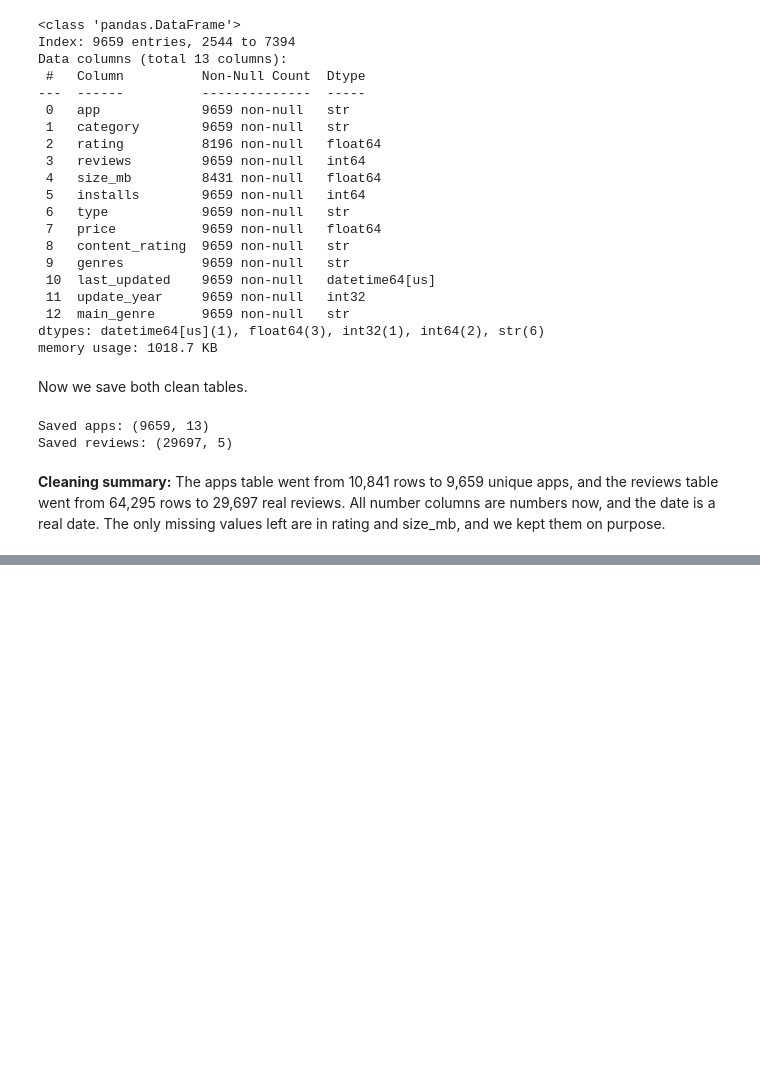
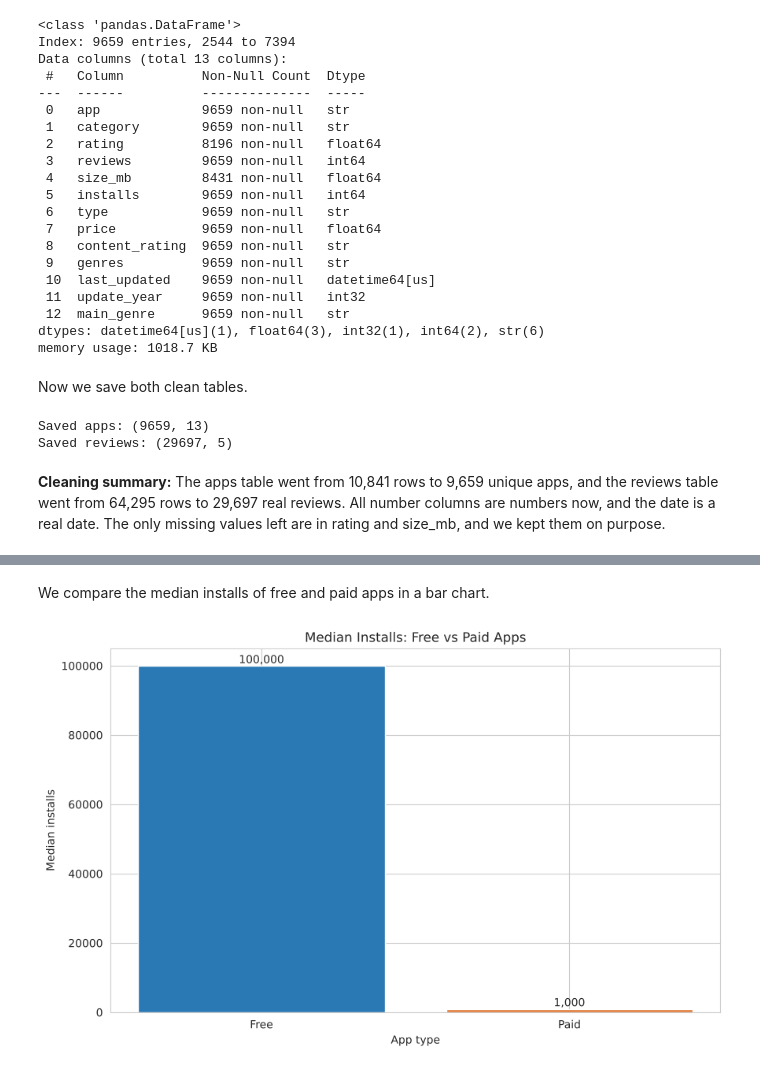
Before and after one commit to ahmed2sadeq/google-play-apps-analysis, a Jupyter notebook: project.ipynb, the cells around one changed output, grey strips where cells are left out. Saved outputs shown, nothing was run; the diff lists cells and outputs as text; code cells hidden in the pictures; blank space fills up the shorter version.

```diff
--- a/project.ipynb
+++ b/project.ipynb
@@ -607,0 +707,13 @@ Saved reviews: (29697, 5)
+# %% [markdown]
+We compare the median installs of free and paid apps in a bar chart.
+# %%
+plt.bar(type_comparison['type'], type_comparison['median_installs'], color=['#2a78b4', '#e07b39'])
+for i, value in enumerate(type_comparison['median_installs']):
+    plt.text(i, value, f'{int(value):,}', ha='center', va='bottom')
+plt.title('Median Installs: Free vs Paid Apps')
+plt.xlabel('App type')
+plt.ylabel('Median installs')
+plt.savefig('images/03_q2_free_vs_paid_installs.png', dpi=100, bbox_inches='tight')
+plt.show()
+# %% [output]
+[figure, added]
```
Also changed, not shown: parts of 16 cells of this notebook, 3 other files.
